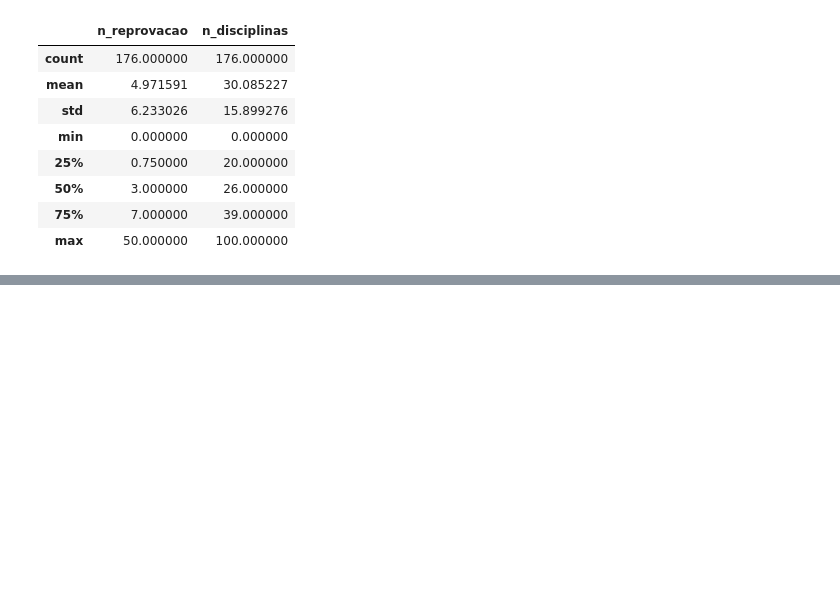
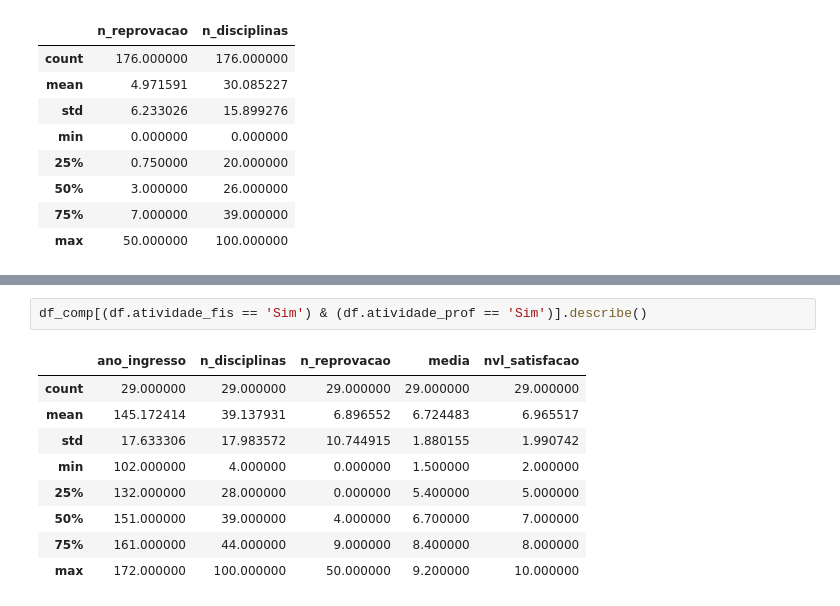
Before and after one commit to dwahast/UFPel_stats, a Jupyter notebook: Analise.ipynb, the cells around one changed output, grey strips where cells are left out. Drawn from its saved outputs; the diff is of its cells as text; blank space fills up the shorter version.

```diff
--- a/Analise.ipynb
+++ b/Analise.ipynb
@@ -74,0 +195,12 @@ for media in df.media:
+# %%
+df_comp[(df.atividade_fis == 'Sim') & (df.atividade_prof == 'Sim')].describe()
+# %% [output]
+|  | ano_ingresso | n_disciplinas | n_reprovacao | media | nvl_satisfacao |
+| count | 29.000000 | 29.000000 | 29.000000 | 29.000000 | 29.000000 |
+| mean | 145.172414 | 39.137931 | 6.896552 | 6.724483 | 6.965517 |
+| std | 17.633306 | 17.983572 | 10.744915 | 1.880155 | 1.990742 |
+| min | 102.000000 | 4.000000 | 0.000000 | 1.500000 | 2.000000 |
+| 25% | 132.000000 | 28.000000 | 0.000000 | 5.400000 | 5.000000 |
+| 50% | 151.000000 | 39.000000 | 4.000000 | 6.700000 | 7.000000 |
+| 75% | 161.000000 | 44.000000 | 9.000000 | 8.400000 | 8.000000 |
+| max | 172.000000 | 100.000000 | 50.000000 | 9.200000 | 10.000000 |
```
Also changed, not shown: parts of 24 cells of this notebook, 3 other files.
